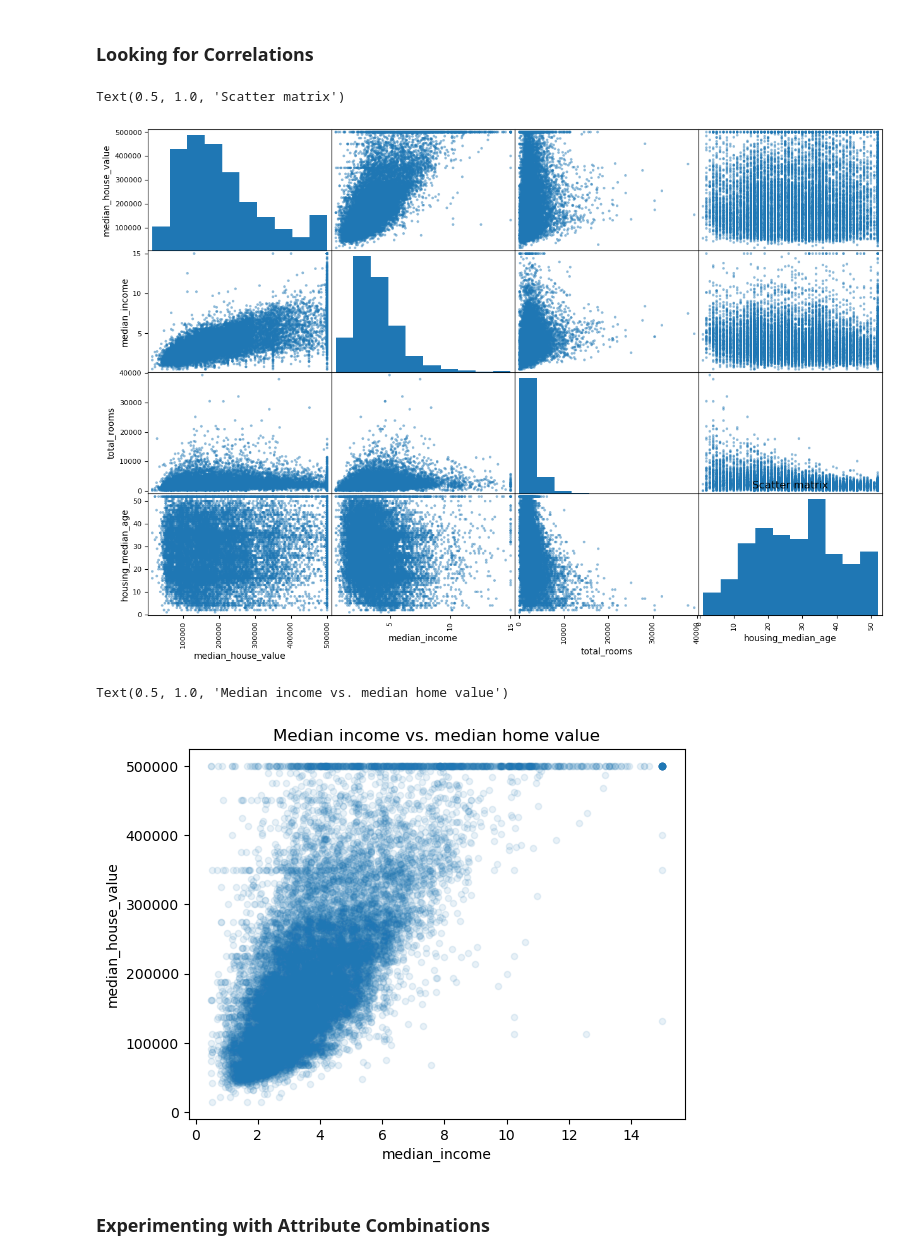
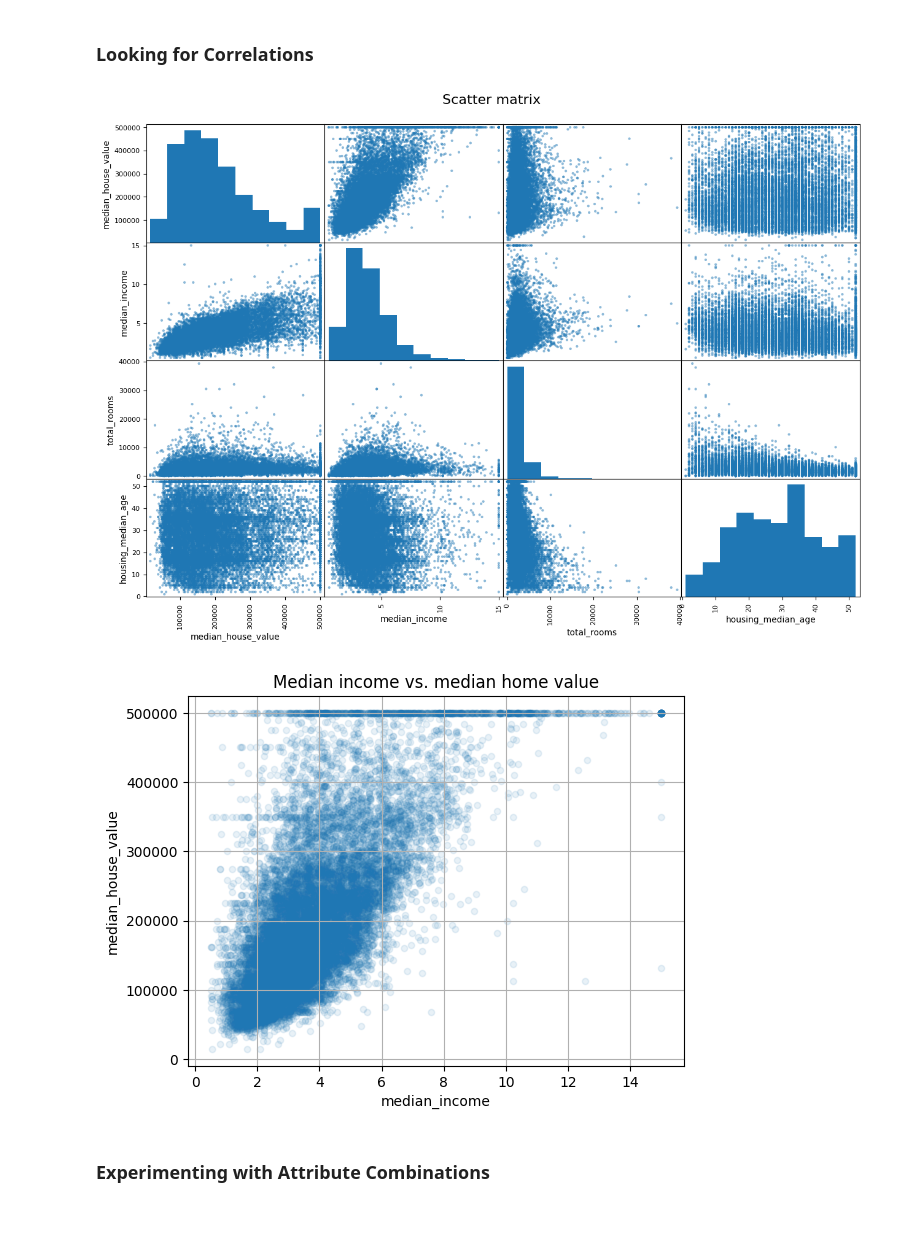
Before and after one commit to Ivan-Grigorev/Hands_On_ML, a Jupyter notebook: chapter_02.ipynb, the cells around one changed output. Cells and saved outputs as stored; diff of their text form; code cells hidden in the pictures; blank space fills up the shorter version.

```diff
--- a/chapter_02.ipynb
+++ b/chapter_02.ipynb
@@ -201,13 +196,8 @@ Text(0.5, 1.0, 'Histogram of income categories')
 # %%
 from sklearn.model_selection import StratifiedShuffleSplit
 
-
 # Stratified sample by income category with Scikit-Learn's StratifiedShuffleSplit
-split = StratifiedShuffleSplit(
-    n_splits=1,
-    test_size=0.2,
-    random_state=42
-)
+split = StratifiedShuffleSplit(n_splits=1, test_size=0.2, random_state=42)
 
 for train_index, test_index in split.split(housing, housing['income_cat']):
     strat_train_set = housing.loc[train_index]
@@ -302,24 +302,36 @@ Text(0.5, 1.0, 'California home prices')
 # %%
 from pandas.plotting import scatter_matrix
 
-
-attributes = ['median_house_value', 'median_income', 'total_rooms', 'housing_median_age']
+attributes = [
+    'median_house_value',
+    'median_income',
+    'total_rooms',
+    'housing_median_age',
+]
 scatter_matrix(housing[attributes], figsize=(15, 10))
-plt.title('Scatter matrix')
+plt.figtext(
+    0.5,
+    0.92,
+    'Scatter matrix',
+    ha='center',
+    va='center',
+    fontsize=16,
+)
+plt.show()
 # %% [output]
-Text(0.5, 1.0, 'Scatter matrix')
-[figure, old version]
+[figure, new version]
 # %%
 housing.plot(
     kind='scatter',
     x='median_income',
     y='median_house_value',
-    alpha=0.1
+    alpha=0.1,
 )
 plt.title('Median income vs. median home value')
+plt.grid(True)
+plt.show()
 # %% [output]
-Text(0.5, 1.0, 'Median income vs. median home value')
-[figure, old version]
+[figure, new version]
 # %% [markdown]
 <h3>Experimenting with Attribute Combinations</h3>
 # %%
```
Also changed, not shown: parts of 57 cells of this notebook.
